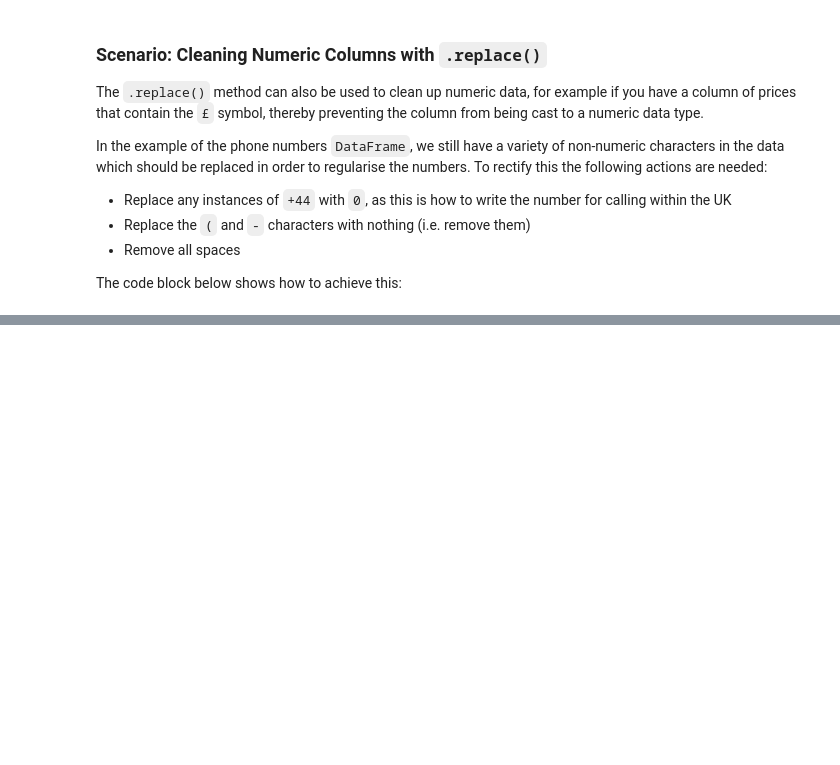
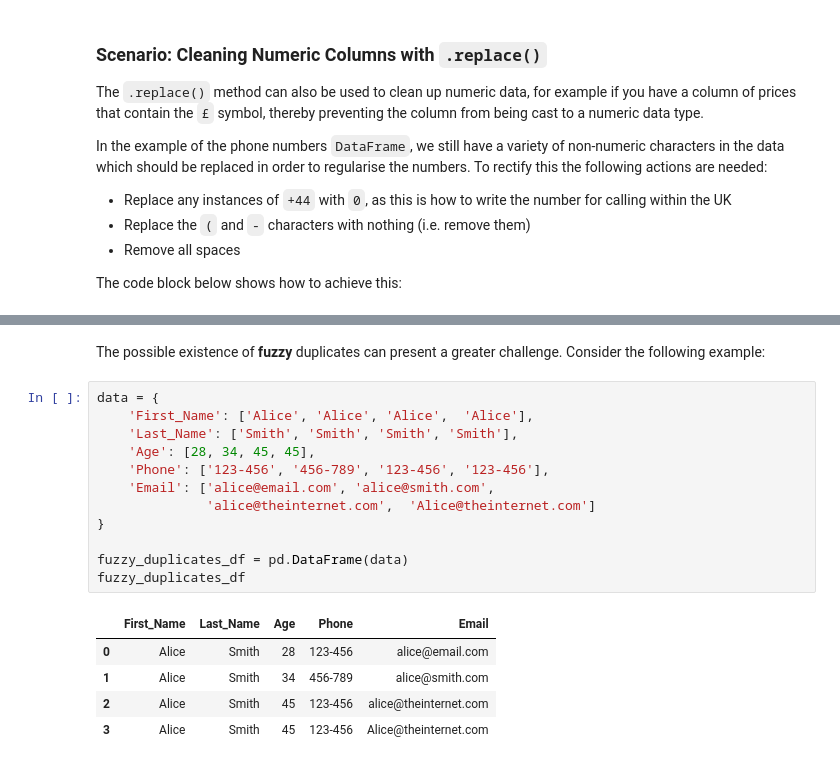
Before and after one commit to AI-Core/Content-Public-dev, a Jupyter notebook: Content/units/Data-Handling/2. Data Manipulation with Pandas/5. Data Cleaning in Pandas/Notebook.ipynb, the cells around one changed output, grey strips where cells are left out. Saved outputs shown, nothing was run; the diff lists cells and outputs as text; blank space fills up the shorter version.

```diff
--- a/Content/units/Data-Handling/2. Data Manipulation with Pandas/5. Data Cleaning in Pandas/Notebook.ipynb
+++ b/Content/units/Data-Handling/2. Data Manipulation with Pandas/5. Data Cleaning in Pandas/Notebook.ipynb
@@ -202,0 +330,20 @@ phone_df
+# %% [markdown]
+The possible existence of **fuzzy** duplicates can present a greater challenge. Consider the following example:
+# %%
+data = {
+    'First_Name': ['Alice', 'Alice', 'Alice',  'Alice'],
+    'Last_Name': ['Smith', 'Smith', 'Smith', 'Smith'],
+    'Age': [28, 34, 45, 45],
+    'Phone': ['123-456', '456-789', '123-456', '123-456'],
+    'Email': ['alice@email.com', 'alice@smith.com',
+              'alice@theinternet.com',  'Alice@theinternet.com']
+}
+
+fuzzy_duplicates_df = pd.DataFrame(data)
+fuzzy_duplicates_df
+# %% [output]
+|  | First_Name | Last_Name | Age | Phone | Email |
+| 0 | Alice | Smith | 28 | 123-456 | alice@email.com |
+| 1 | Alice | Smith | 34 | 456-789 | alice@smith.com |
+| 2 | Alice | Smith | 45 | 123-456 | alice@theinternet.com |
+| 3 | Alice | Smith | 45 | 123-456 | Alice@theinternet.com |
```
Also changed, not shown: parts of 27 cells of this notebook, 29 other files.
